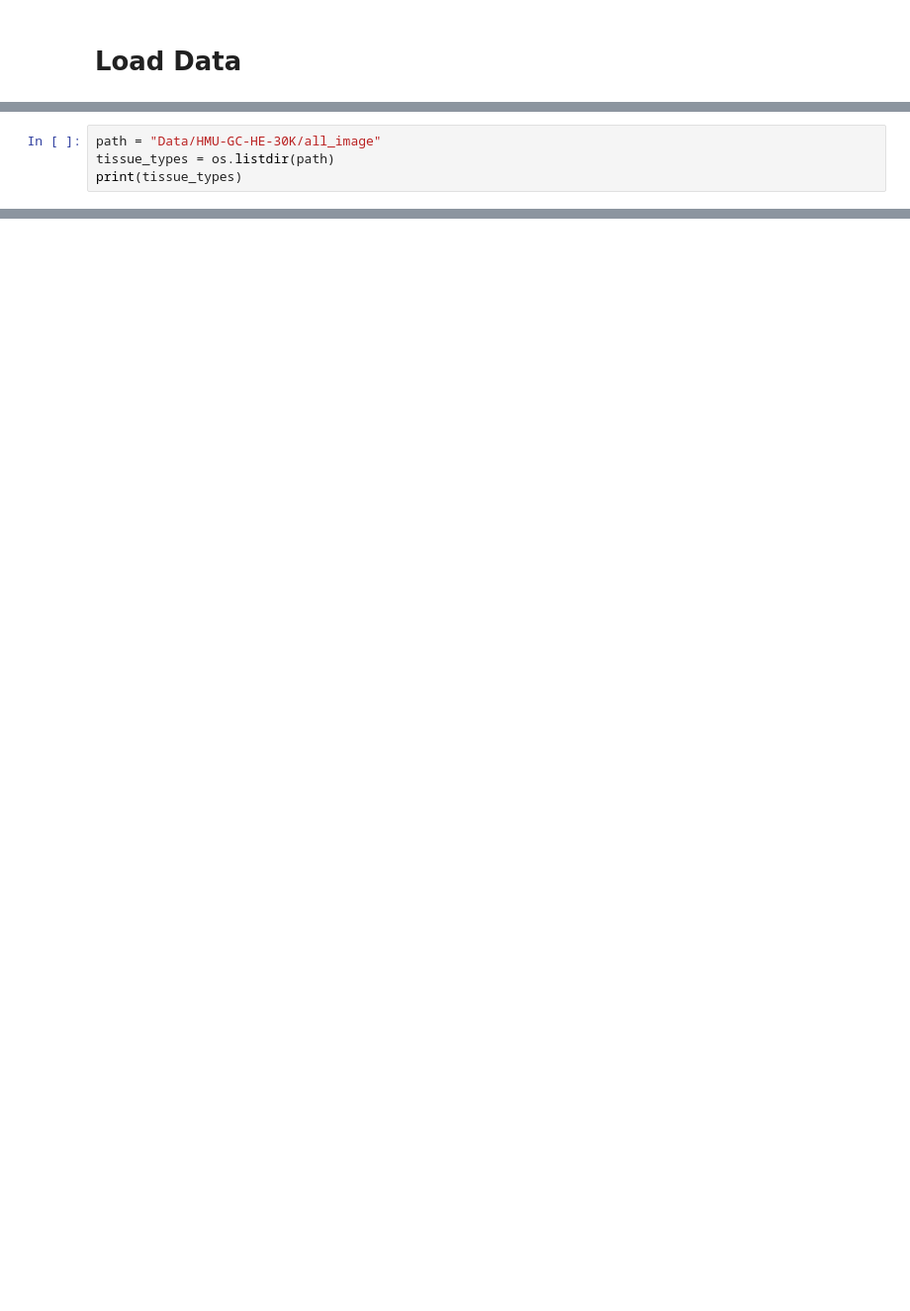
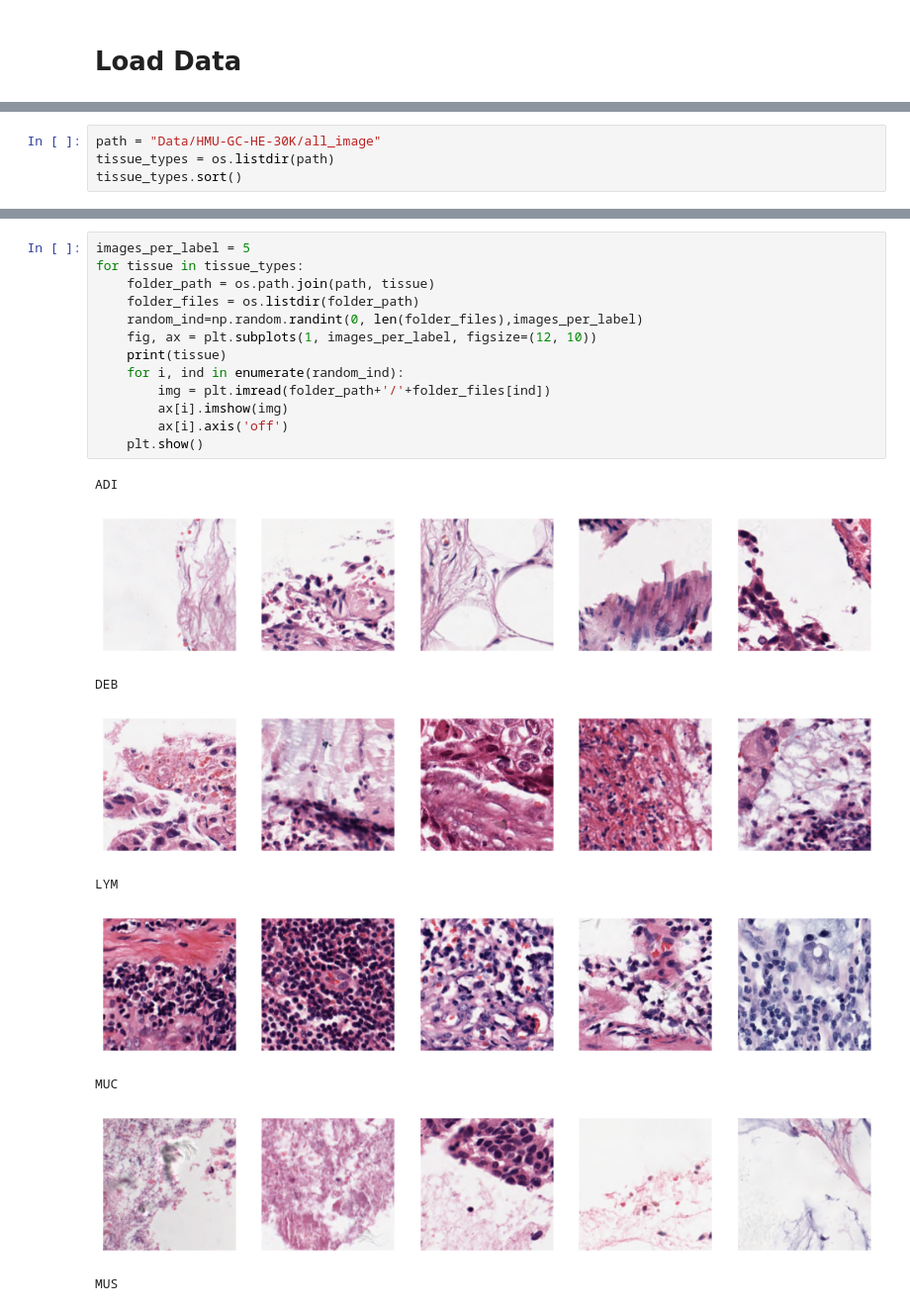
Before and after one commit to Lekshmi288/deeplearning-gastric-tissue-classification, a Jupyter notebook: Image classification.ipynb, the cells around one changed output, grey strips where cells are left out. Shown at 99% size. Cells and saved outputs as stored; diff of their text form; blank space fills up the shorter version.

```diff
--- a/Image classification.ipynb
+++ b/Image classification.ipynb
@@ -39,4 +43,4 @@ The dataset focuses on the tumor microenvironment (TME) and includes images cate
 # %%
 path = "Data/HMU-GC-HE-30K/all_image"
 tissue_types = os.listdir(path)
-print(tissue_types)
+tissue_types.sort()
@@ -44,0 +53,23 @@ print(tissue_types)
+# %%
+images_per_label = 5
+for tissue in tissue_types:
+    folder_path = os.path.join(path, tissue)
+    folder_files = os.listdir(folder_path)
+    random_ind=np.random.randint(0, len(folder_files),images_per_label)
+    fig, ax = plt.subplots(1, images_per_label, figsize=(12, 10))
+    print(tissue)
+    for i, ind in enumerate(random_ind):
+        img = plt.imread(folder_path+'/'+folder_files[ind])
+        ax[i].imshow(img)
+        ax[i].axis('off')
+    plt.show()
+# %% [output]
+ADI
+[figure, added]
+DEB
+[figure, added]
+LYM
+[figure, added]
+MUC
+[figure, added]
+MUS
```
Also changed, not shown: parts of 23 cells of this notebook.
